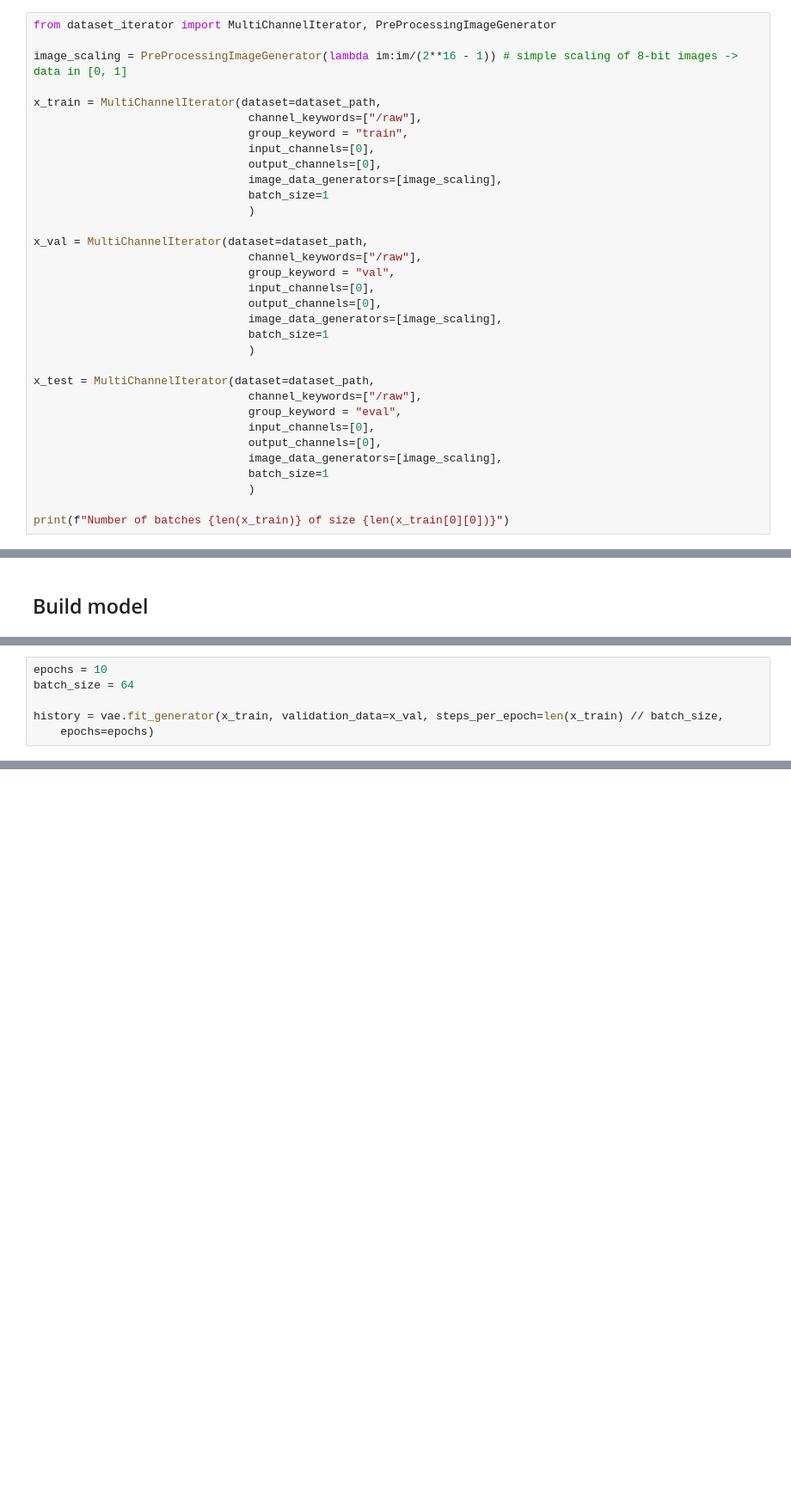
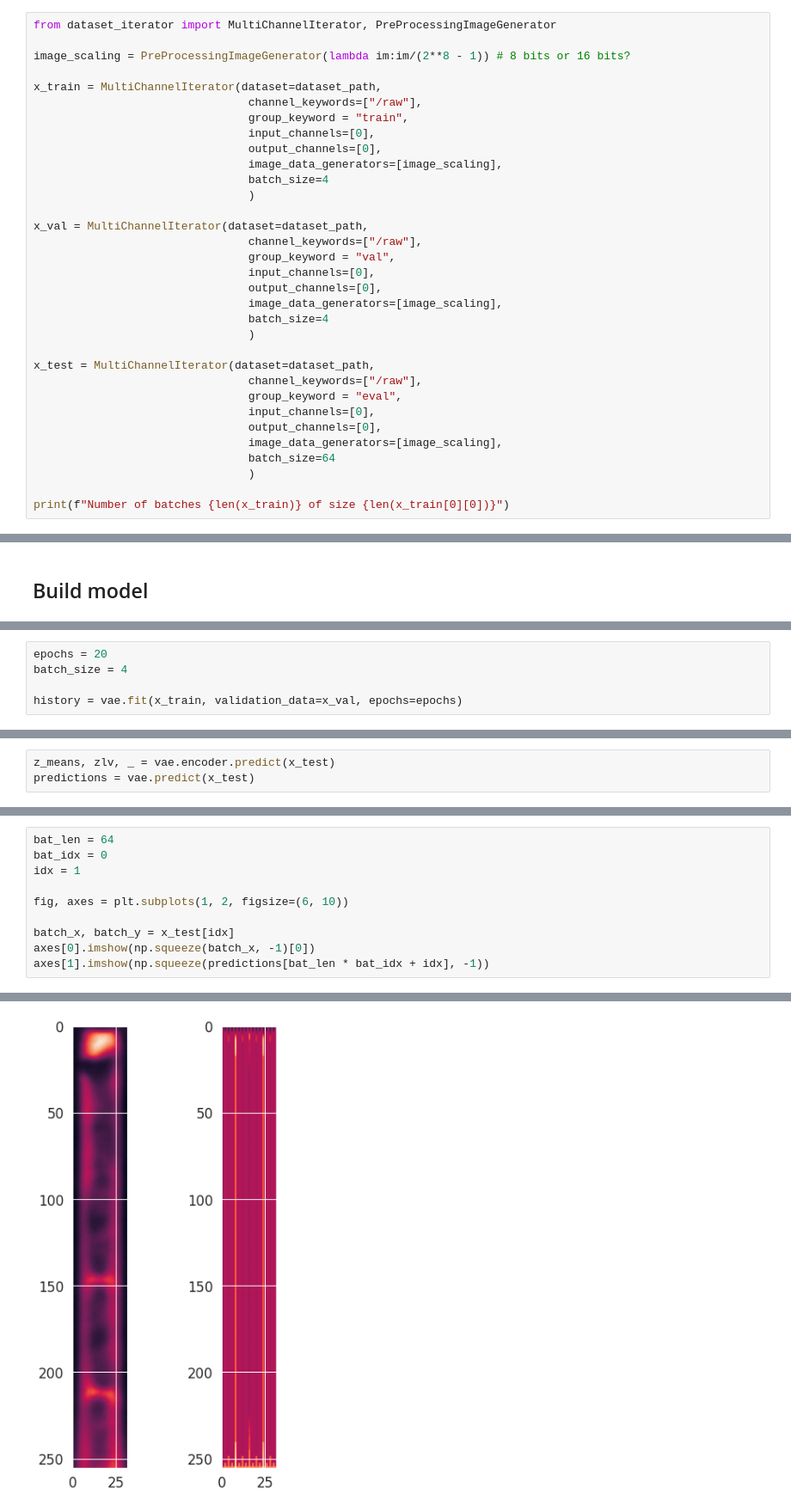
Before and after one commit to hugovaysset/MNIST_UAD, a Jupyter notebook: BACT_one_vs_all/introduction_bacmman_data.ipynb, the cells around one changed output, grey strips where cells are left out. Shown at 86% size. Saved outputs shown, nothing was run; the diff lists cells and outputs as text; blank space fills up the shorter version.

```diff
--- a/BACT_one_vs_all/introduction_bacmman_data.ipynb
+++ b/BACT_one_vs_all/introduction_bacmman_data.ipynb
@@ -48,7 +68,7 @@ Requirement already satisfied: joblib>=0.11 in /usr/local/lib/python3.6/dist-pac
 # %%
 from dataset_iterator import MultiChannelIterator, PreProcessingImageGenerator
 
-image_scaling = PreProcessingImageGenerator(lambda im:im/(2**16 - 1)) # simple scaling of 8-bit images -> data in [0, 1]
+image_scaling = PreProcessingImageGenerator(lambda im:im/(2**8 - 1)) # 8 bits or 16 bits?
 
 x_train = MultiChannelIterator(dataset=dataset_path,
                                 channel_keywords=["/raw"],
@@ -56,7 +76,7 @@ x_train = MultiChannelIterator(dataset=dataset_path,
                                 input_channels=[0],
                                 output_channels=[0],
                                 image_data_generators=[image_scaling],
-                                batch_size=1
+                                batch_size=4
                                 )
 
 x_val = MultiChannelIterator(dataset=dataset_path,
@@ -65,7 +85,7 @@ x_val = MultiChannelIterator(dataset=dataset_path,
                                 input_channels=[0],
                                 output_channels=[0],
                                 image_data_generators=[image_scaling],
-                                batch_size=1
+                                batch_size=4
                                 )
 
 x_test = MultiChannelIterator(dataset=dataset_path,
@@ -74,7 +94,7 @@ x_test = MultiChannelIterator(dataset=dataset_path,
                                 input_channels=[0],
                                 output_channels=[0],
                                 image_data_generators=[image_scaling],
-                                batch_size=1
+                                batch_size=64
                                 )
 
 print(f"Number of batches {len(x_train)} of size {len(x_train[0][0])}")
@@ -259,9 +281,8 @@ vae = VAE(encoder, decoder, dims=(256, 32, 1), reconstruction_loss="mse")
 
 vae.compile(optimizer=tf.keras.optimizers.Adam())
 # %%
-epochs = 10
-batch_size = 64
+epochs = 20
+batch_size = 4
 
-history = vae.fit_generator(x_train, validation_data=x_val, steps_per_epoch=len(x_train) // batch_size,
-	epochs=epochs)
+history = vae.fit(x_train, validation_data=x_val, epochs=epochs)
 # %% [output]
@@ -287,0 +310,3 @@ Epoch 10/10
+# %%
+z_means, zlv, _ = vae.encoder.predict(x_test)
+predictions = vae.predict(x_test)
@@ -287,0 +315,11 @@ Epoch 10/10
+# %%
+bat_len = 64
+bat_idx = 0
+idx = 1
+
+fig, axes = plt.subplots(1, 2, figsize=(6, 10))
+
+batch_x, batch_y = x_test[idx]
+axes[0].imshow(np.squeeze(batch_x, -1)[0])
+axes[1].imshow(np.squeeze(predictions[bat_len * bat_idx + idx], -1))
+# %% [output]
@@ -287,0 +327 @@ Epoch 10/10
+[figure, added]
```
Also changed, not shown: parts of 7 cells of this notebook, 4 other files.
